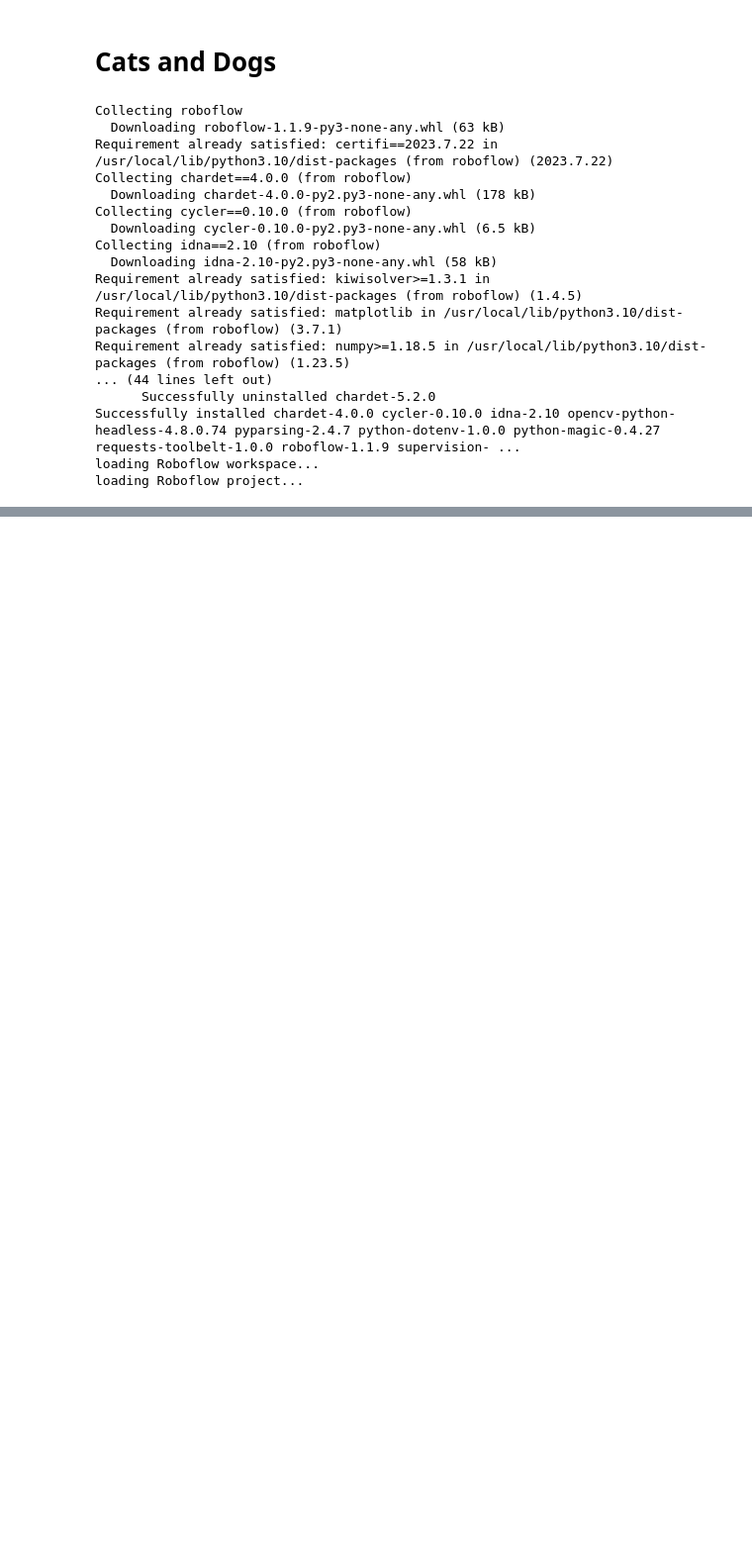
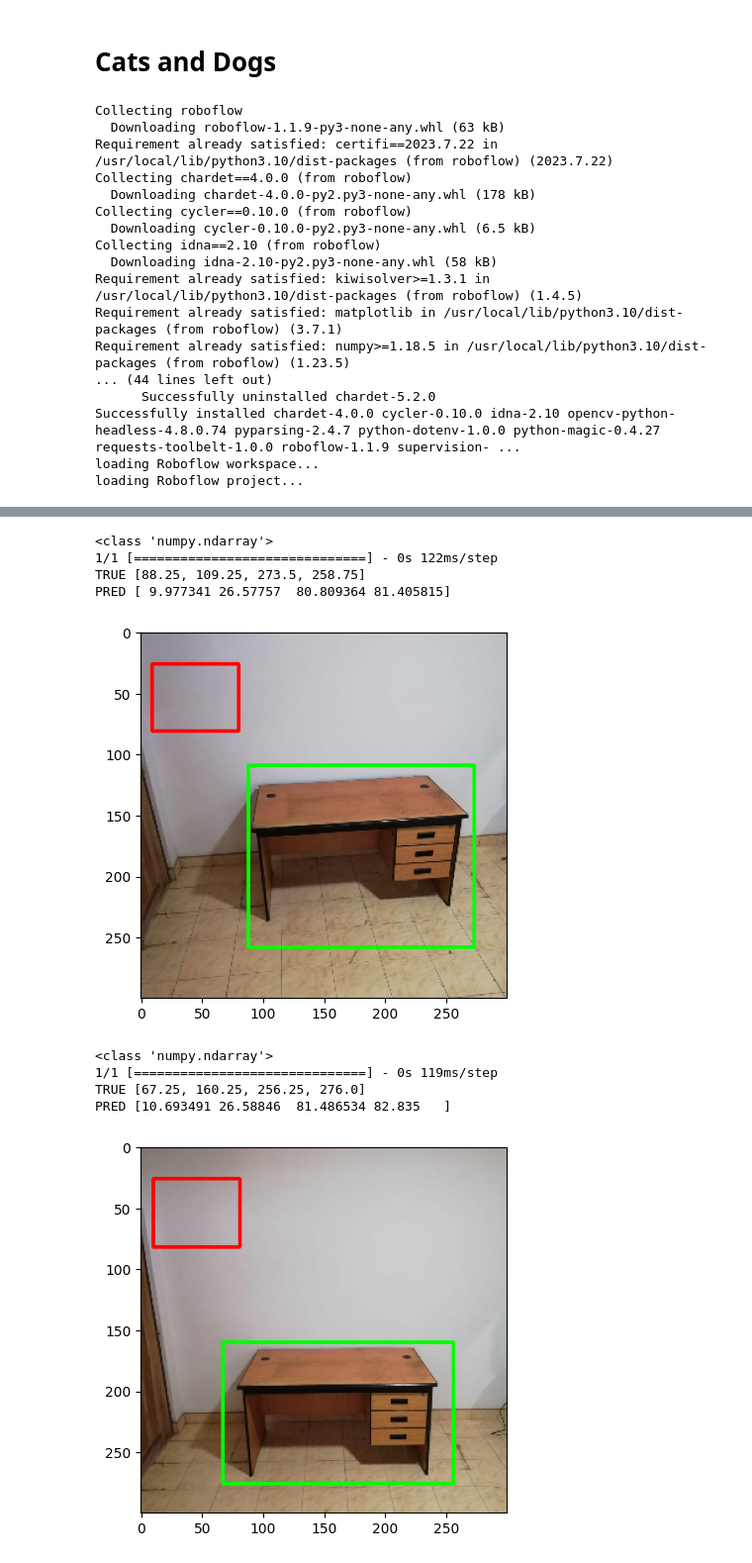
Before and after one commit to Tan-Yu/BirD, a Jupyter notebook: GWU_NN_Project_To_Be_Submitted.ipynb, the cells around one changed output, grey strips where cells are left out. Shown at 99% size. Drawn from its saved outputs; the diff is of its cells as text; code cells hidden in the pictures; blank space fills up the shorter version.

```diff
--- a/GWU_NN_Project_To_Be_Submitted.ipynb
+++ b/GWU_NN_Project_To_Be_Submitted.ipynb
@@ -237,20 +181,0 @@ for index, row in valid_annotations.iterrows():
-# %%
-# Load the first row from the validation annotations
-row = valid_annotations.iloc[0]
-
-# Set the image path
-image_path = os.path.join(data_path, 'valid', row['filename'])
-
-# True bounding box
-true_bbox = [row['xmin'], row['ymin'], row['xmax'], row['ymax']]
-
-# Load and preprocess the image
-img_array = load_and_preprocess_image(image_path)
-
-# Predict bounding box
-pred_bbox = model.predict(img_array)[0]
-
-# Plot true and predicted bounding boxes
-plot_bounding_boxes(image_path, true_bbox, pred_bbox*4)
-print("True Box ", true_bbox)
-print("Predicted Box ", pred_bbox)
@@ -261,0 +182,51 @@ Predicted Box  [ 61.258293  92.94408  252.27737  257.453   ]
+# %%
+def plot_bounding_boxes(image_array, true_bbox, pred_bbox):
+    # Convert image array to uint8 for compatibility with OpenCV
+    img = (image_array * 255).astype(np.uint8)
+
+    # True bounding box
+    true_xmin, true_ymin, true_xmax, true_ymax = true_bbox
+    cv2.rectangle(img, (int(true_xmin), int(true_ymin)), (int(true_xmax), int(true_ymax)), (0, 255, 0), 2)
+
+    # Predicted bounding box
+    pred_xmin, pred_ymin, pred_xmax, pred_ymax = pred_bbox
+    cv2.rectangle(img, (int(pred_xmin), int(pred_ymin)), (int(pred_xmax), int(pred_ymax)), (255, 0, 0), 2)
+
+    # Invert the y-axis
+    # img = cv2.flip(img, 0)
+
+    plt.imshow(img)
+    plt.show()
+
+i = 0
+for index, row in valid_annotations.iterrows():
+    if i == 2:
+        break
+
+    image_path = os.path.join(data_path, 'valid', row['filename'])
+    true_bbox = [row['xmin'], row['ymin'], row['xmax'], row['ymax']]
+
+    # Load and preprocess the image
+    img_array = load_and_preprocess_image(image_path)
+    print(type(img_array))
+    # Predict bounding box
+    pred_bbox = model.predict(img_array)[0]
+
+    print("TRUE", true_bbox)
+    print("PRED", pred_bbox)
+
+    # Plot true and predicted bounding boxes using img_array
+    plot_bounding_boxes(img_array[0], true_bbox, pred_bbox)
+
+    i += 1
+# %% [output]
+<class 'numpy.ndarray'>
+1/1 [==============================] - 0s 122ms/step
+TRUE [88.25, 109.25, 273.5, 258.75]
+PRED [ 9.977341 26.57757  80.809364 81.405815]
+[figure, added]
+<class 'numpy.ndarray'>
+1/1 [==============================] - 0s 119ms/step
+TRUE [67.25, 160.25, 256.25, 276.0]
+PRED [10.693491 26.58846  81.486534 82.835   ]
+[figure, added]
```
Also changed, not shown: parts of 8 cells of this notebook.
